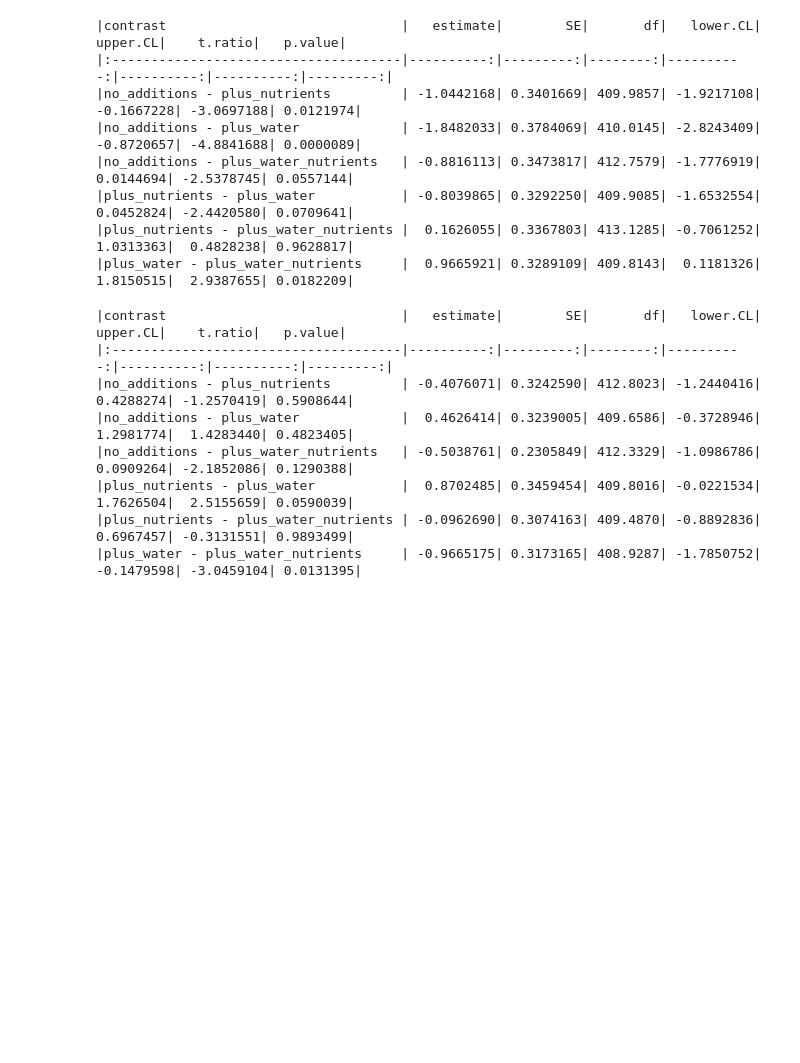
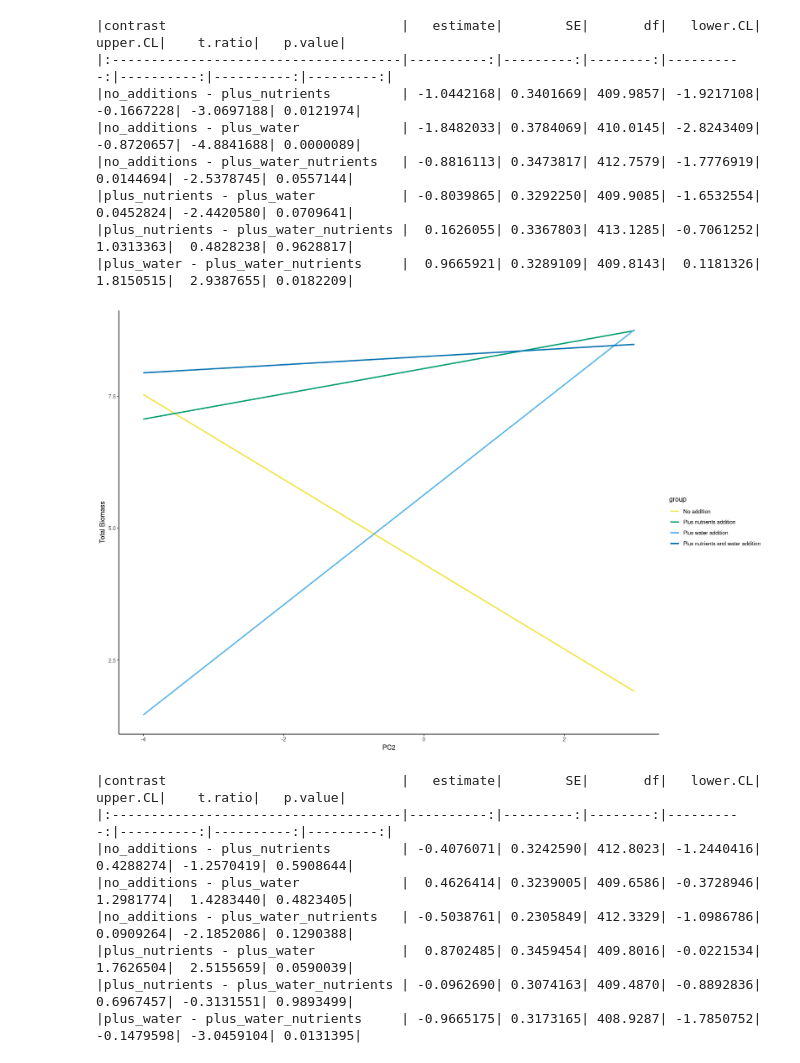
Before and after one commit to ecamo19/shade_house_reproducible_stats, a Jupyter notebook: notebooks/model_for_q3.ipynb, the cells around one changed output. Saved outputs shown, nothing was run; the diff lists cells and outputs as text; code cells hidden in the pictures; blank space fills up the shorter version.

```diff
--- a/notebooks/model_for_q3.ipynb
+++ b/notebooks/model_for_q3.ipynb
@@ -359,6 +504,24 @@ emtrends(model_pc_total_biomass,
 |plus_nutrients - plus_water           | -0.8039865| 0.3292250| 409.9085| -1.6532554|  0.0452824| -2.4420580| 0.0709641|
 |plus_nutrients - plus_water_nutrients |  0.1626055| 0.3367803| 413.1285| -0.7061252|  1.0313363|  0.4828238| 0.9628817|
 |plus_water - plus_water_nutrients     |  0.9665921| 0.3289109| 409.8143|  0.1181326|  1.8150515|  2.9387655| 0.0182209|
+# %%
+total_biomass_predict_p2 <- ggpredict(model_pc_total_biomass, terms = c("pc2","treatment"))
+
+ggplot(total_biomass_predict_p2, aes(x, predicted, colour = group)) +
+
+                      geom_line()+
+                      ylab("Total Biomass")+
+
+                      xlab("PC2")+
+                      theme_classic()+
+                      scale_color_manual(values= cbbPalette,
+                                        labels=c("No addition", "Plus nutrients addition",
+                                                  "Plus water addition",
+                                                 "Plus nutrients and water addition")
+                                        ) +
+                      geom_line(size=1)
+# %% [output]
+[figure, added]
 # %%
 emtrends(model_pc_total_biomass,
         pairwise ~ treatment,
```
Also changed, not shown: parts of 33 cells of this notebook.
